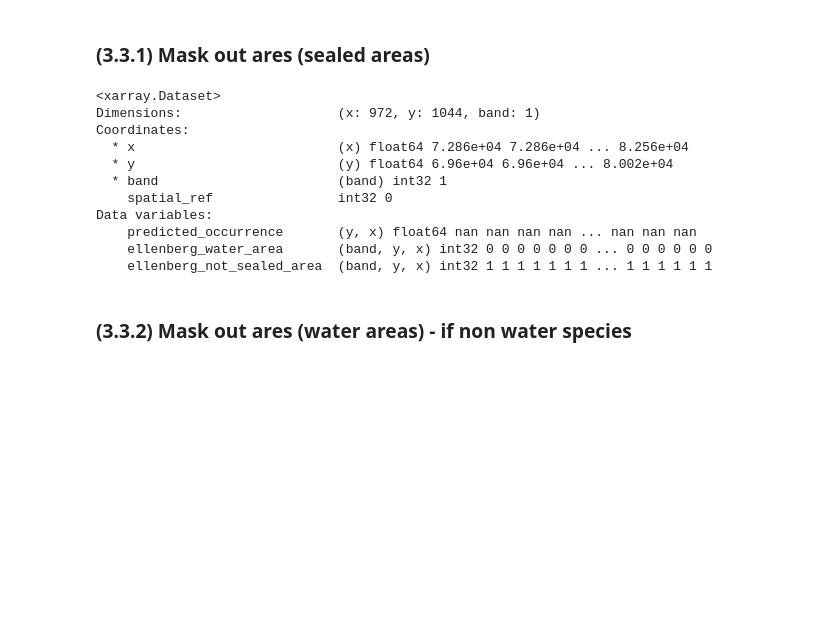
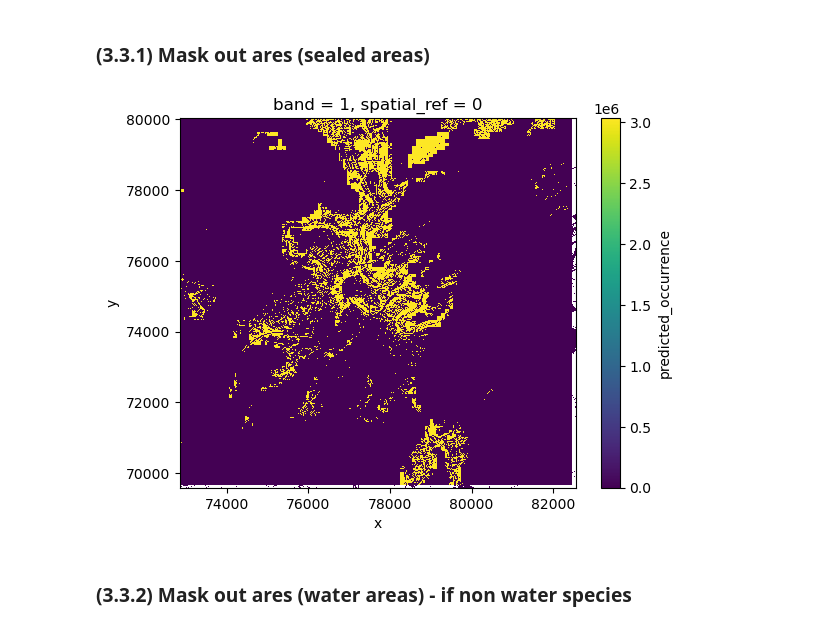
Before and after one commit to FAIRiCUBE/uc1-urban-climate, a Jupyter notebook: notebooks/dev/f07_neopythen/neopythen_distribution_model_luxembourg_NDML.ipynb, the cells around one changed output. Cells and saved outputs as stored; diff of their text form; code cells hidden in the pictures; blank space fills up the shorter version.

Commit message:
add mask (water and sealed area to output)

```diff
--- a/notebooks/dev/f07_neopythen/neopythen_distribution_model_luxembourg_NDML.ipynb
+++ b/notebooks/dev/f07_neopythen/neopythen_distribution_model_luxembourg_NDML.ipynb
@@ -605,7 +605,7 @@ print(predicted_map.shape)
 # Convert the pivoted DataFrame to an xarray DataArray
 #data_array = xr.DataArray(predicted_map)
 
-results_xarray = xr.DataArray(
+results_xarray_potential_distribution = xr.DataArray(
     data=predicted_map.values,            # 2D array of predicted_occurrence
     dims=["y", "x"],                 # Dimension names
     coords={"x": predicted_map.columns,   # x coordinates (columns from the pivoted DataFrame)
@@ -613,7 +613,7 @@ results_xarray = xr.DataArray(
     name="predicted_occurrence"      # Name of the variable
 )
 
-results_xarray
+results_xarray_potential_distribution
 # %% [output]
 <xarray.DataArray 'predicted_occurrence' (y: 1036, x: 962)>
 array([[0., 0., 0., ..., 0., 0., 0.],
@@ -719,16 +713,30 @@ test_cube = xr.merge([ c_10, c_11])
-# %%
-test_cube
-# %% [output]
-<xarray.Dataset>
-Dimensions:                    (x: 972, y: 1044, band: 1)
-Coordinates:
-  * x                          (x) float64 7.286e+04 7.286e+04 ... 8.256e+04
-  * y                          (y) float64 6.96e+04 6.96e+04 ... 8.002e+04
-  * band                       (band) int32 1
-    spatial_ref                int32 0
-Data variables:
-    predicted_occurrence       (y, x) float64 nan nan nan nan ... nan nan nan
-    ellenberg_water_area       (band, y, x) int32 0 0 0 0 0 0 0 ... 0 0 0 0 0 0
-    ellenberg_not_sealed_area  (band, y, x) int32 1 1 1 1 1 1 1 ... 1 1 1 1 1 1
+# %%
+## for masking sealed areas
+c_10 = results_xarray_potential_distribution
+c_11 = sealed_water_cube
+
+results_xarray_potential_distribution_mother = xr.merge([ c_10, c_11])
+
+
+# Create the mask: where 'ellenberg_not_sealed_area' == 1
+mask = (results_xarray_potential_distribution_mother['ellenberg_not_sealed_area'] != 1)  | \
+       (results_xarray_potential_distribution_mother['ellenberg_water_area'] == 1)
+
+# Set values in 'predicted_occurrence' to NaN where the mask is True
+results_xarray_potential_distribution_mother['predicted_occurrence'] = results_xarray_potential_distribution_mother['predicted_occurrence'].where(~mask, 0) ## set mask values to pixel value "0"
+
+
+potential_distribution = results_xarray_potential_distribution_mother['predicted_occurrence']
+
+
+potential_distribution = potential_distribution.squeeze()
+potential_distribution.plot()
+
+# Show the plot
+plt.show()
+
+# Squeeze the extra dimensions
+# %% [output]
+[figure, added]
 # %% [markdown]
 ### (3.3.2)  Mask out ares (water areas) - if non water species
```
Also changed, not shown: parts of 7 cells of this notebook.
